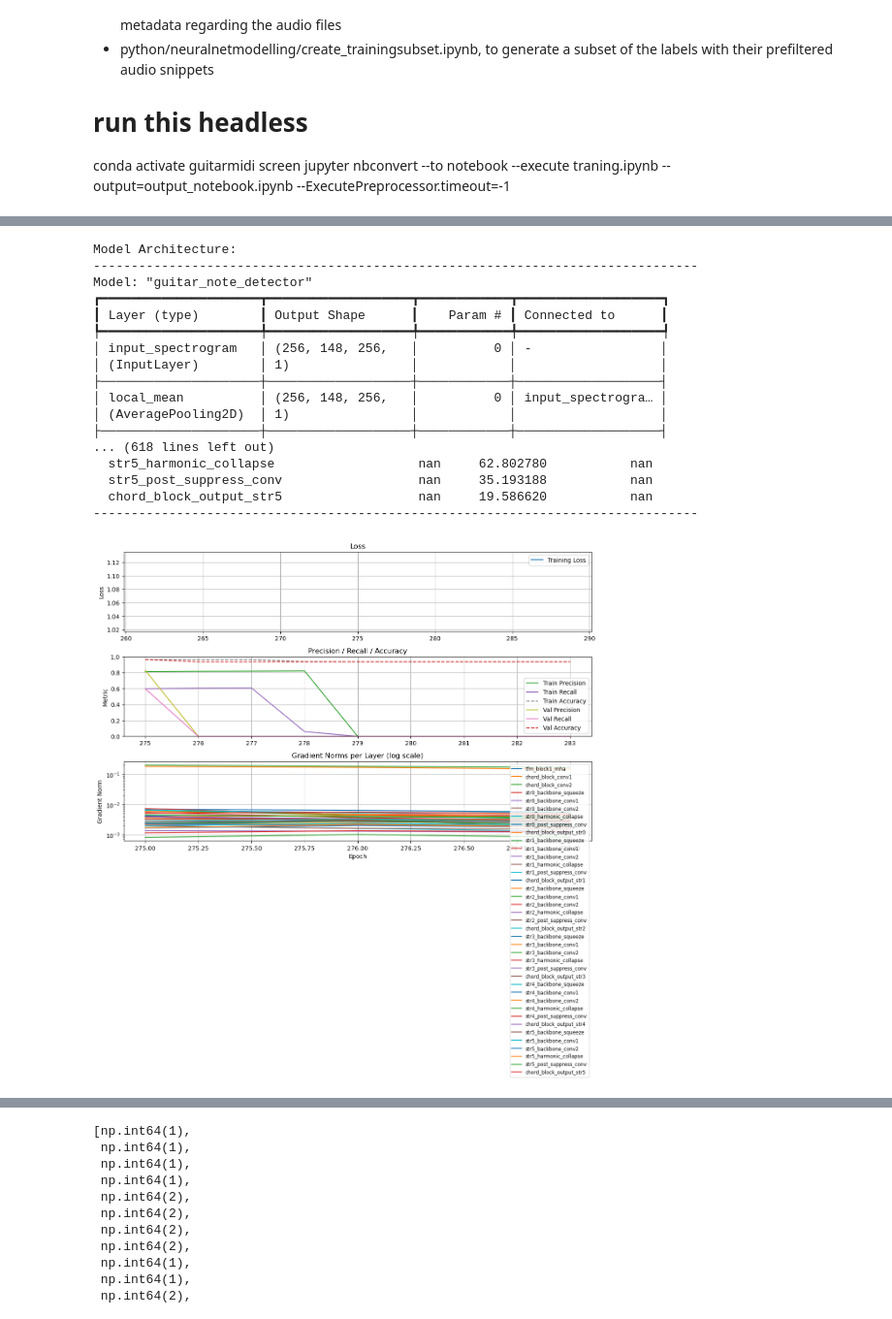
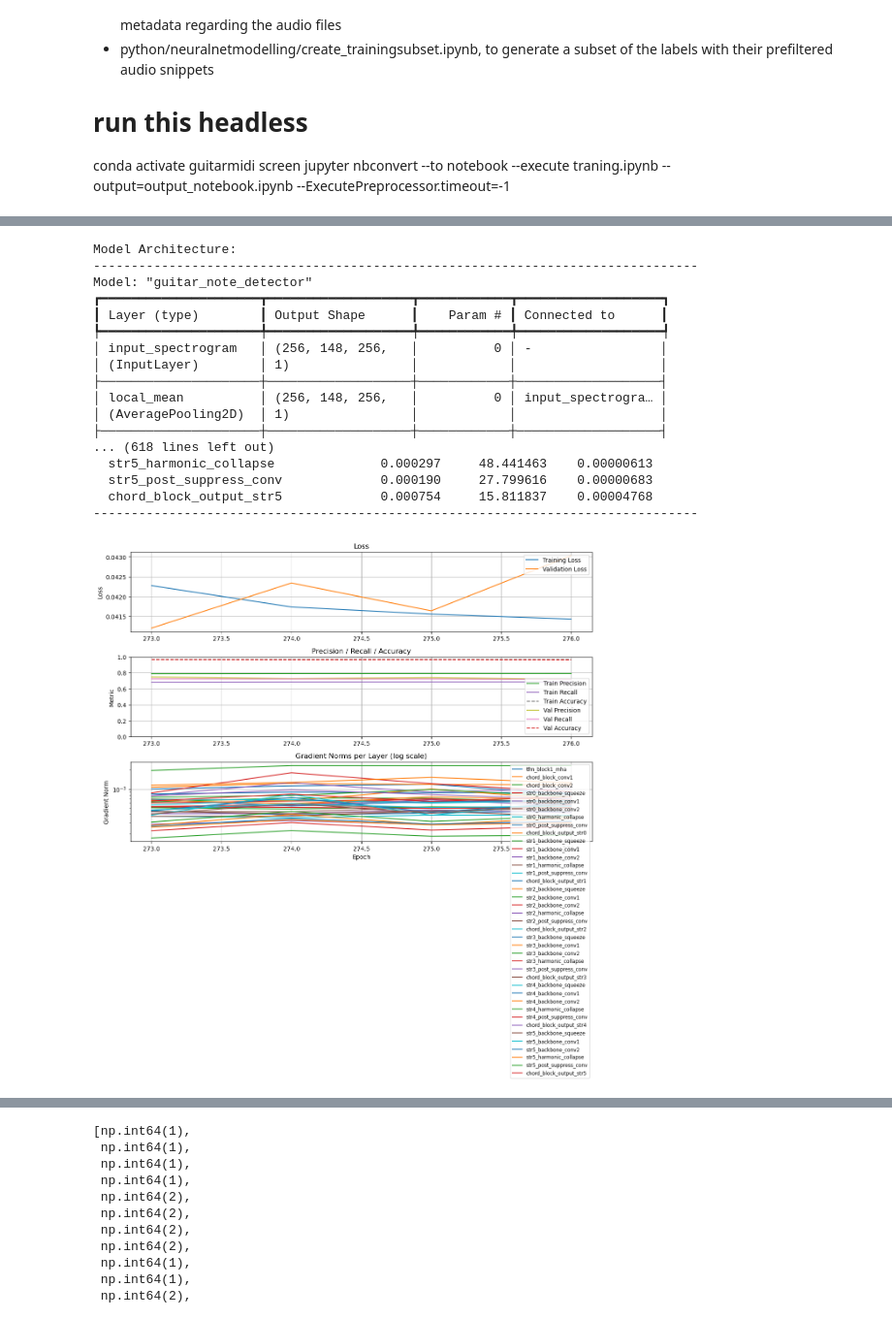
Before and after one commit to Tomtiger66/GuitarMidi-LV2, a Jupyter notebook: python/neuralnetmodelling/training-with-prefiltering-singletfrecord.ipynb, the cells around one changed output, grey strips where cells are left out. Shown at 97% size. Saved outputs shown, nothing was run; the diff lists cells and outputs as text; code cells hidden in the pictures.

Commit message:
added weighted focal loss from logits

```diff
--- a/python/neuralnetmodelling/training-with-prefiltering-singletfrecord.ipynb
+++ b/python/neuralnetmodelling/training-with-prefiltering-singletfrecord.ipynb
@@ -141,7 +141,7 @@ if gpus:
 print(f"TensorFlow version: {tf.__version__}")
 
 # --- 2. Configuration ---
-LEARNING_RATE = 0.001# till epoch 70
+LEARNING_RATE = 0.0003# till epoch 70
 PROBABILITY_THRESHOLD = 0.7
 EPOCHS = 500
 print("Batch size:",BATCH_SIZE)
@@ -282,6 +282,28 @@ def weighted_bce_loss_logits(pos_weights):
             )
         )
     return loss
+def weighted_focal_loss_logits(pos_weights, gamma=1.0, alpha=0.75):
+    pos_weights = tf.constant(pos_weights, dtype=tf.float32)
+
+    def loss(y_true, y_pred_logits):
+        y_true = tf.cast(y_true, y_pred_logits.dtype)
+        pw = tf.cast(pos_weights, y_pred_logits.dtype)
+
+        bce = tf.nn.sigmoid_cross_entropy_with_logits(
+            labels=y_true, logits=y_pred_logits
+        )
+
+        p = tf.sigmoid(y_pred_logits)
+        p_t = y_true * p + (1 - y_true) * (1 - p)
+        modulating = tf.pow(1.0 - p_t, gamma)
+
+        # Per-class alpha weighting; pw broadcasts over batch/time dims
+        alpha_t = y_true * alpha * pw + (1 - y_true) * (1 - alpha)
+
+        focal = alpha_t * modulating * bce
+        return tf.reduce_mean(focal)
+    return loss
+
 def guitar_loss(y_true, y_pred):
     bce_fn = weighted_bce(pos_weight=1)
     bce = bce_fn(y_true, y_pred)
@@ -583,12 +605,12 @@ print("\n--- Starting CNN Model Training with Sample Weights ---")
 try:
     # load weights from training with 2M sampleset
     # cnn_model.load_weights('/home/gerald/workspace/src/GuitarMidi-LV2/python/neuralnetmodelling/guitarmidi.weights.h5',skip_mismatch=True)
-    #cnn_model.load_weights('/home/gerald/workspace/src/GuitarMidi-LV2/python/neuralnetmodelling/best-checkpoints/guitarmidi_epoch142_valAcc0.9514_valPrec0.6351_valRecall0.6325.h5',by_name=True, skip_mismatch=True)
-    cnn_model.load_weights('/home/gerald/workspace/src/GuitarMidi-LV2/python/neuralnetmodelling/checkpoints/guitarmidi_epoch274_valAcc0.9702_valPrec0.8333_valRecall0.6764.h5',by_name=True, skip_mismatch=True)
+    cnn_model.load_weights('/home/gerald/workspace/src/GuitarMidi-LV2/python/neuralnetmodelling/checkpoints/guitarmidi_epoch272_valAcc0.9688_valPrec0.8163_valRecall0.6706.h5',by_name=True, skip_mismatch=True)
+    #cnn_model.load_weights('/home/gerald/workspace/src/GuitarMidi-LV2/python/neuralnetmodelling/checkpoints/guitarmidi_staticmapping_epoch275_valAcc0.9664_valPrec0.8291_valRecall0.5983.keras', skip_mismatch=True)
     # Keras expects (features, labels, sample_weights) when sample_weights are present
     cnn_model.compile(
     optimizer=optimizers.Adam(learning_rate=LEARNING_RATE, clipnorm=1.0,weight_decay=1e-4),
-    loss=weighted_bce_loss_logits(pos_weights),#get_weighted_bce(weights),#weighted_bce(2),
+    loss=weighted_focal_loss_logits(pos_weights),#get_weighted_bce(weights),#weighted_bce(2),
     #loss=guitar_loss,#get_guitar_focal_loss(),#
     #loss=tf.keras.losses.BinaryCrossentropy(label_smoothing=0.0), # Pass the class weights here
     #loss=tf.keras.losses.BinaryFocalCrossentropy(apply_class_balancing=True,alpha=0.75,gamma=2.0,from_logits=False,label_smoothing=0.0),#,alpha=0.75, gamma=5.0, label_smoothing=0.0), # Focal loss with class balancing and label smoothing
@@ -606,35 +628,35 @@ try:
     #     layer.trainable = 'chord_block_output' in layer.name
     cnn_model.summary()
     history_cnn = cnn_model.fit(train_dataset,
-                                initial_epoch=274,#142,
+                                initial_epoch=272,#142,
                                 epochs=EPOCHS,
                                 # steps_per_epoch=STEPS_PER_EPOCH,
                                 # validation_steps=VALIDATION_STEPS,
                                 #batch_size=BATCH_SIZE, shuffle=False,
                                 validation_data=val_dataset,
                                 callbacks=[plot_callback, early_stopping_callback,checkpoint,reduce_lr,tensorboard_callback])#,lr_scheduler_callback])
 
     cnn_model.save_weights('guitarmidi.weights.h5')
     print("Model weights saved successfully!")
 
 except Exception as e:
     print(f"An error occurred during training: {e}")
 # %% [output]
 Model Architecture:
 --------------------------------------------------------------------------------
 Model: "guitar_note_detector"
 ┏━━━━━━━━━━━━━━━━━━━━━┳━━━━━━━━━━━━━━━━━━━┳━━━━━━━━━━━━┳━━━━━━━━━━━━━━━━━━━┓
 ┃ Layer (type)        ┃ Output Shape      ┃    Param # ┃ Connected to      ┃
 ┡━━━━━━━━━━━━━━━━━━━━━╇━━━━━━━━━━━━━━━━━━━╇━━━━━━━━━━━━╇━━━━━━━━━━━━━━━━━━━┩
 │ input_spectrogram   │ (256, 148, 256,   │          0 │ -                 │
 │ (InputLayer)        │ 1)                │            │                   │
 ├─────────────────────┼───────────────────┼────────────┼───────────────────┤
 │ local_mean          │ (256, 148, 256,   │          0 │ input_spectrogra… │
 │ (AveragePooling2D)  │ 1)                │            │                   │
 ├─────────────────────┼───────────────────┼────────────┼───────────────────┤
 ... (618 lines left out)
-  str5_harmonic_collapse                   nan     62.802780           nan
-  str5_post_suppress_conv                  nan     35.193188           nan
-  chord_block_output_str5                  nan     19.586620           nan
+  str5_harmonic_collapse              0.000297     48.441463    0.00000613
+  str5_post_suppress_conv             0.000190     27.799616    0.00000683
+  chord_block_output_str5             0.000754     15.811837    0.00004768
 --------------------------------------------------------------------------------
-[figure, old version]
+[figure, new version]
```
Also changed, not shown: parts of 3 cells of this notebook, 7 other files.
